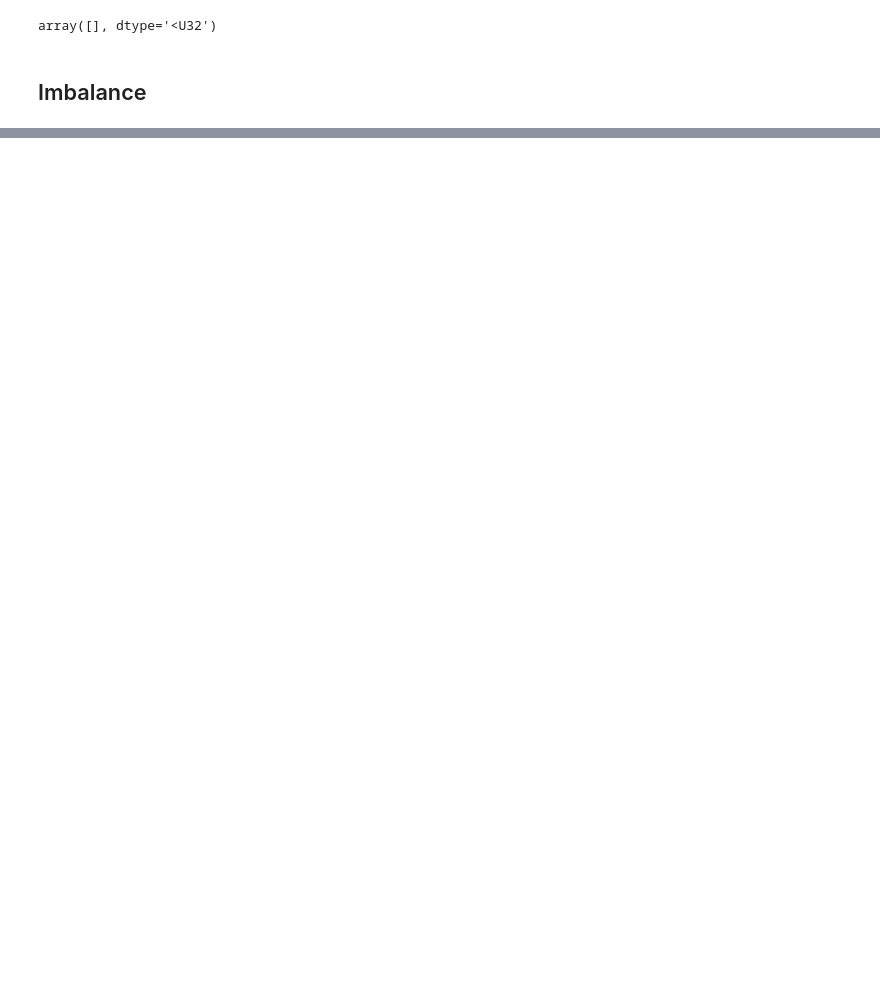
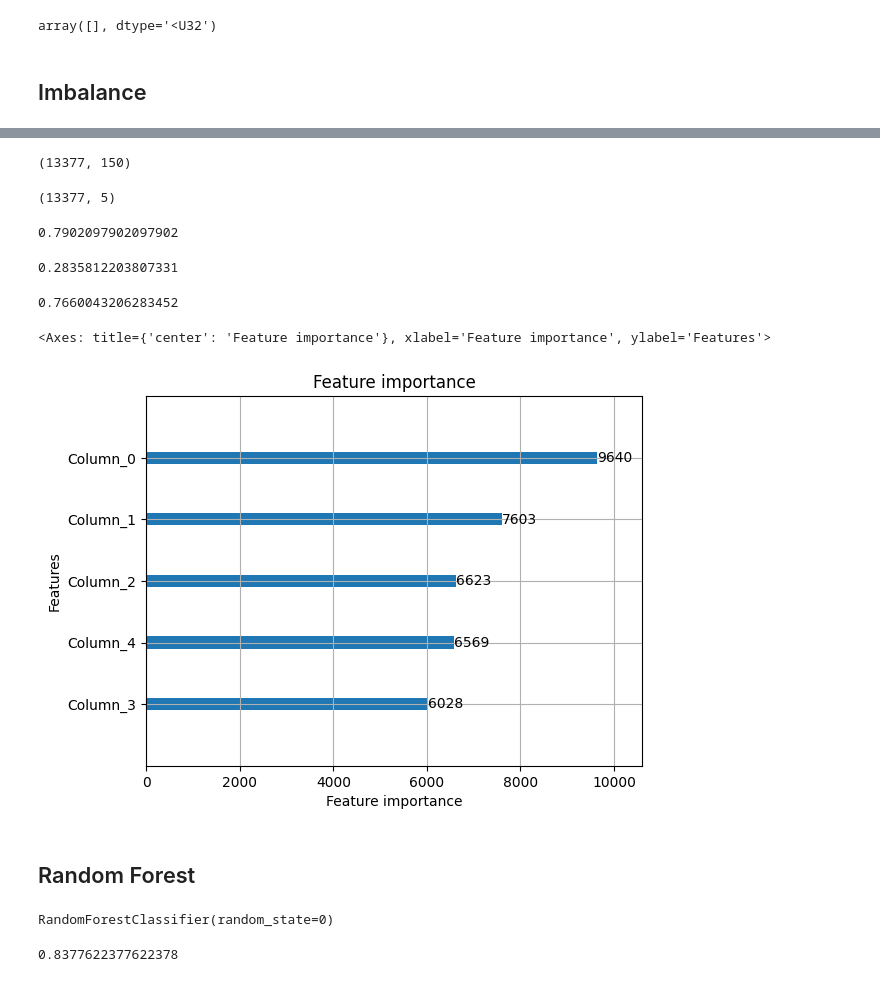
Before and after one commit to GarnierAdrian/MVA-rs-project, a Jupyter notebook: notebooks/network.ipynb, the cells around one changed output, grey strips where cells are left out. Drawn from its saved outputs; the diff is of its cells as text; code cells hidden in the pictures; blank space fills up the shorter version.

Commit message:
Added random trees and other stuff?

```diff
--- a/notebooks/network.ipynb
+++ b/notebooks/network.ipynb
@@ -546,0 +558,54 @@ roc_auc_score(y_test, y_pred_proba, multi_class='ovr')
+# %%
+from sklearn.preprocessing import StandardScaler
+
+scalar = StandardScaler()
+new_X_train = scalar.fit_transform(X_over)
+new_X_train.shape
+# %% [output]
+(13377, 150)
+# %%
+from sklearn.decomposition import PCA
+dims = 5
+
+pca = PCA(n_components=dims)
+
+principalComponents = pca.fit_transform(new_X_train)
+principalDf = pd.DataFrame(data = principalComponents, columns= [f"pc{i}" for i in range(dims)])
+principalComponents.shape
+# %% [output]
+(13377, 5)
+# %%
+model = LGBMClassifier()
+model.fit(principalComponents, y_over)
+
+test = scalar.transform(X_test)
+test = pca.transform(test)
+y_pred_proba = model.predict_proba(test)
+y_pred = model.predict(test)
+# %%
+accuracy_score(y_pred, y_test)
+# %% [output]
+0.7902097902097902
+# %%
+balanced_accuracy_score(y_test, y_pred)
+# %% [output]
+0.2835812203807331
+# %%
+roc_auc_score(y_test, y_pred_proba, multi_class='ovr')
+# %% [output]
+0.7660043206283452
+# %%
+plot_importance(model)
+# %% [output]
+<Axes: title={'center': 'Feature importance'}, xlabel='Feature importance', ylabel='Features'>
+[figure, added]
+# %% [markdown]
+## Random Forest
+# %%
+from sklearn.ensemble import RandomForestClassifier
+
+forest = RandomForestClassifier(random_state=0)
+
+forest.fit(X_train, y_train)
+# %% [output]
+RandomForestClassifier(random_state=0)
@@ -546,0 +617,4 @@ roc_auc_score(y_test, y_pred_proba, multi_class='ovr')
+# %%
+accuracy_score(y_pred, y_test)
+# %% [output]
+0.8377622377622378
```
Also changed, not shown: parts of 19 cells of this notebook.
